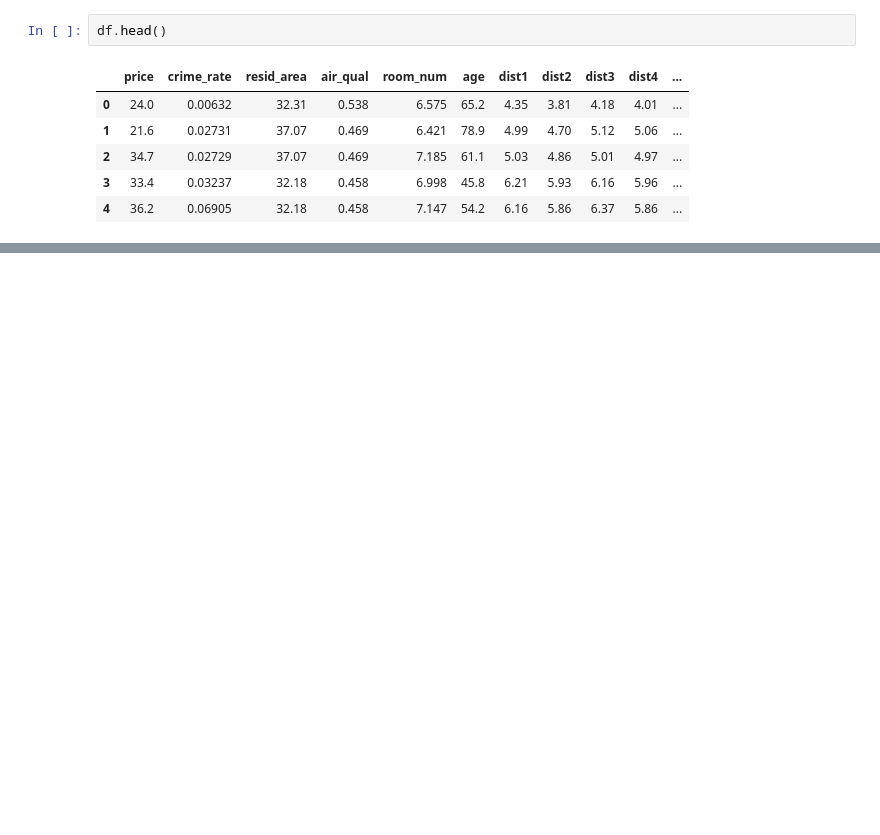
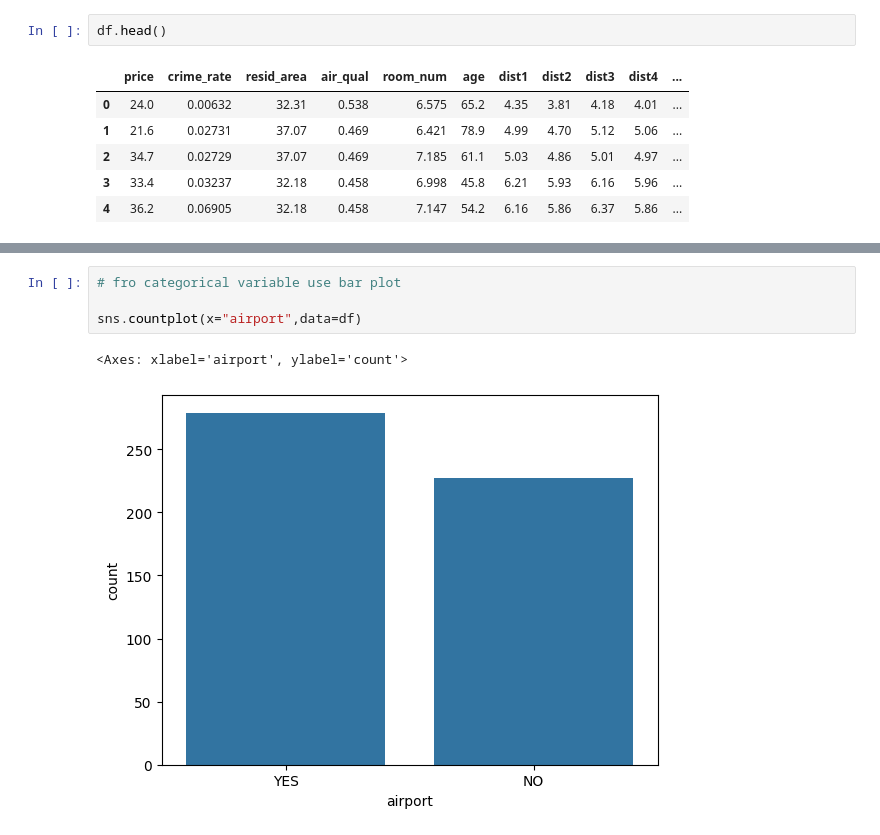
Before and after one commit to Fauzan555/House_price_prediction, a Jupyter notebook: House_pridict.ipynb, the cells around one changed output, grey strips where cells are left out. Saved outputs shown, nothing was run; the diff lists cells and outputs as text; blank space fills up the shorter version.

```diff
--- a/House_pridict.ipynb
+++ b/House_pridict.ipynb
@@ -15,0 +51,7 @@ df.head()
+# %%
+# fro categorical variable use bar plot
+
+sns.countplot(x="airport",data=df)
+# %% [output]
+<Axes: xlabel='airport', ylabel='count'>
+[figure, added]
```
Also changed, not shown: parts of 6 cells of this notebook.
